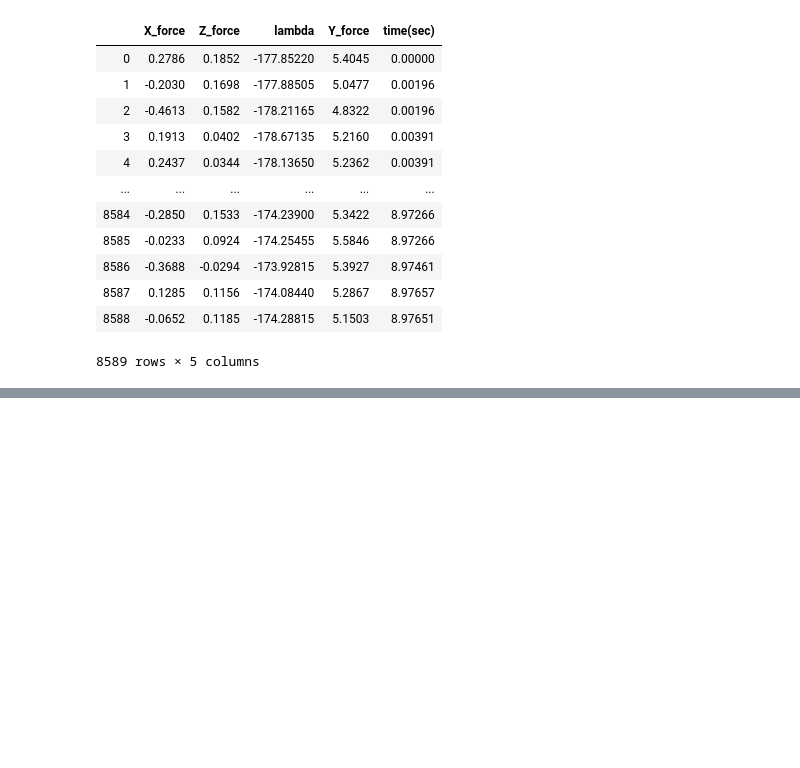
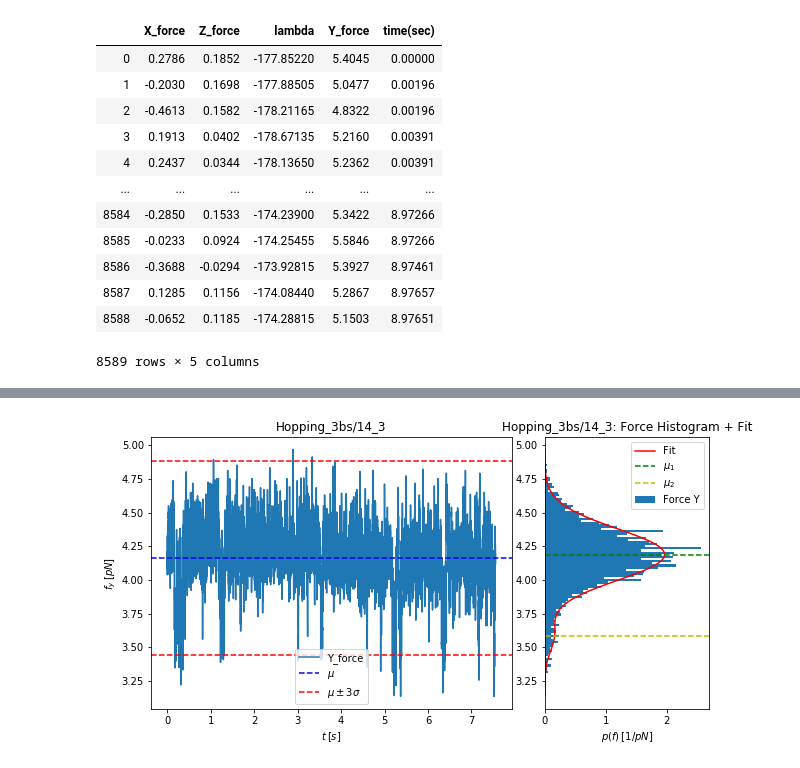
Before and after one commit to RiccardoTancredi/TesiTriennale, a Jupyter notebook: hopping.ipynb, the cells around one changed output, grey strips where cells are left out. Saved outputs shown, nothing was run; the diff lists cells and outputs as text; code cells hidden in the pictures; blank space fills up the shorter version.

```diff
--- a/hopping.ipynb
+++ b/hopping.ipynb
@@ -102,0 +129,4 @@ data_frame
+# %%
+grafici.subplots(fitting_par)
+# %% [output]
+[figure, added]
```
Also changed, not shown: parts of 15 cells of this notebook, 2 other files.
